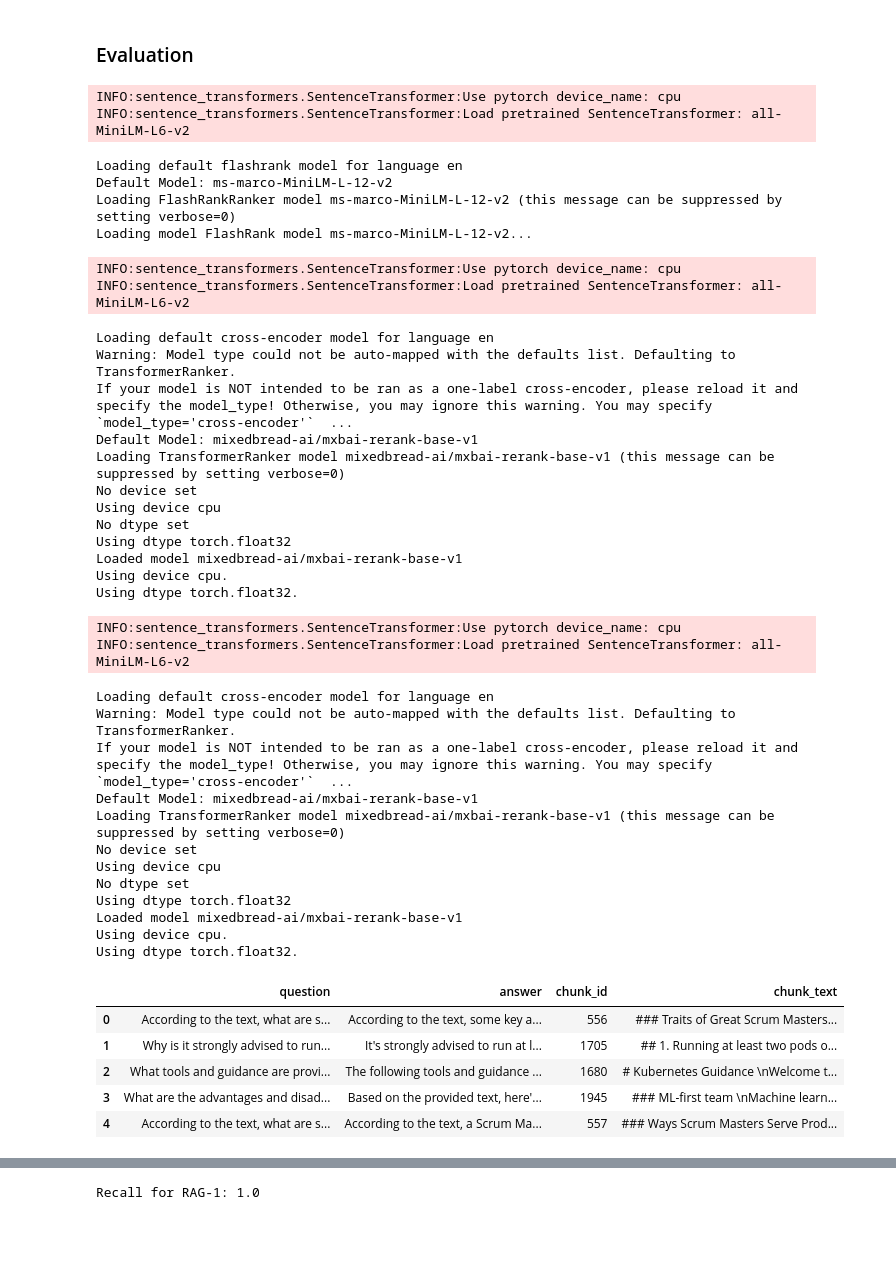
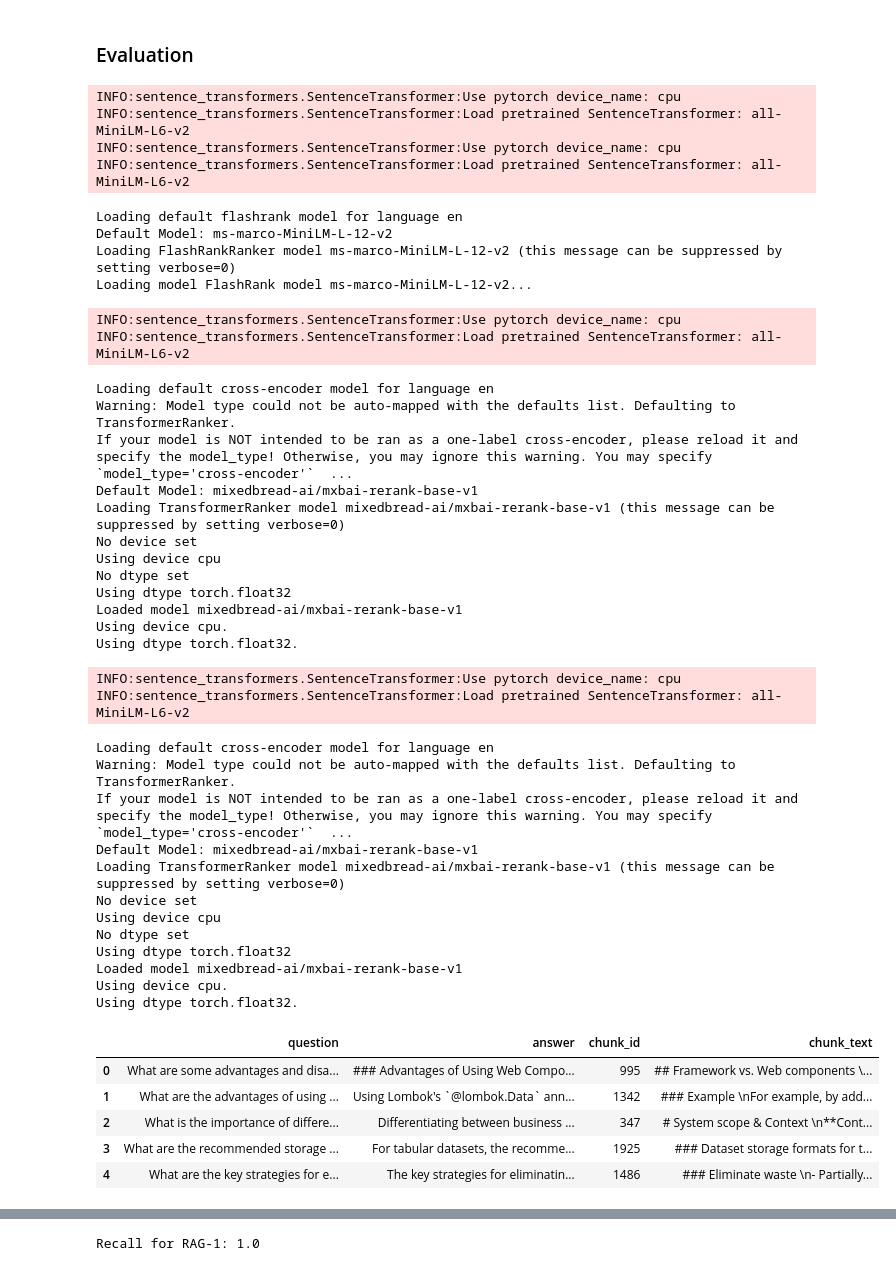
Before and after one commit to sjoerdoffringa/RAG, a Jupyter notebook: development.ipynb, the cells around one changed output, grey strips where cells are left out. Drawn from its saved outputs; the diff is of its cells as text; code cells hidden in the pictures; blank space fills up the shorter version.

```diff
--- a/development.ipynb
+++ b/development.ipynb
@@ -301,11 +314,13 @@ rags = {
     "RAG-bl": RAG(use_reranker=False),
     "RAG-1": RAG(reranker_name="flashrank", retrieve_top_k=15),
     "RAG-2": RAG(reranker_name="cross-encoder", retrieve_top_k=15),
-    "RAG-3": RAG(reranker_name="cross-encoder", retrieve_top_k=50)
+    "RAG-3": RAG(reranker_name="cross-encoder", retrieve_top_k=30)
 }
 # %% [output]
 INFO:sentence_transformers.SentenceTransformer:Use pytorch device_name: cpu
 INFO:sentence_transformers.SentenceTransformer:Load pretrained SentenceTransformer: all-MiniLM-L6-v2
+INFO:sentence_transformers.SentenceTransformer:Use pytorch device_name: cpu
+INFO:sentence_transformers.SentenceTransformer:Load pretrained SentenceTransformer: all-MiniLM-L6-v2
 Loading default flashrank model for language en
 Default Model: ms-marco-MiniLM-L-12-v2
 Loading FlashRankRanker model ms-marco-MiniLM-L-12-v2 (this message can be suppressed by setting verbose=0)
@@ -353,12 +368,13 @@ for i, rag in enumerate(rags):
     print(f"Unique vectors: {n_unique_vectors}")
     print("")
 # %%
-dfqa = pd.read_csv('./evaluation/QA_sets/250305120857.csv')
+#dfqa = pd.read_csv('./evaluation/QA_sets/250305120857.csv')
+dfqa = pd.read_csv('./evaluation/QA_sets/250318173604.csv')
 dfqa.head()
 # %% [output]
 |  | question | answer | chunk_id | chunk_text |
-| 0 | According to the text, what are s... | According to the text, some key a... | 556 | ### Traits of Great Scrum Masters... |
-| 1 | Why is it strongly advised to run... | It's strongly advised to run at l... | 1705 | ## 1. Running at least two pods o... |
-| 2 | What tools and guidance are provi... | The following tools and guidance ... | 1680 | # Kubernetes Guidance \nWelcome t... |
-| 3 | What are the advantages and disad... | Based on the provided text, here'... | 1945 | ### ML-first team \nMachine learn... |
-| 4 | According to the text, what are s... | According to the text, a Scrum Ma... | 557 | ### Ways Scrum Masters Serve Prod... |
+| 0 | What are some advantages and disa... | ### Advantages of Using Web Compo... | 995 | ## Framework vs. Web components \... |
+| 1 | What are the advantages of using ... | Using Lombok's `@lombok.Data` ann... | 1342 | ### Example \nFor example, by add... |
+| 2 | What is the importance of differe... | Differentiating between business ... | 347 | # System scope & Context \n**Cont... |
+| 3 | What are the recommended storage ... | For tabular datasets, the recomme... | 1925 | ### Dataset storage formats for t... |
+| 4 | What are the key strategies for e... | The key strategies for eliminatin... | 1486 | ### Eliminate waste \n- Partially... |
```
Also changed, not shown: parts of 11 cells of this notebook, 8 other files.
